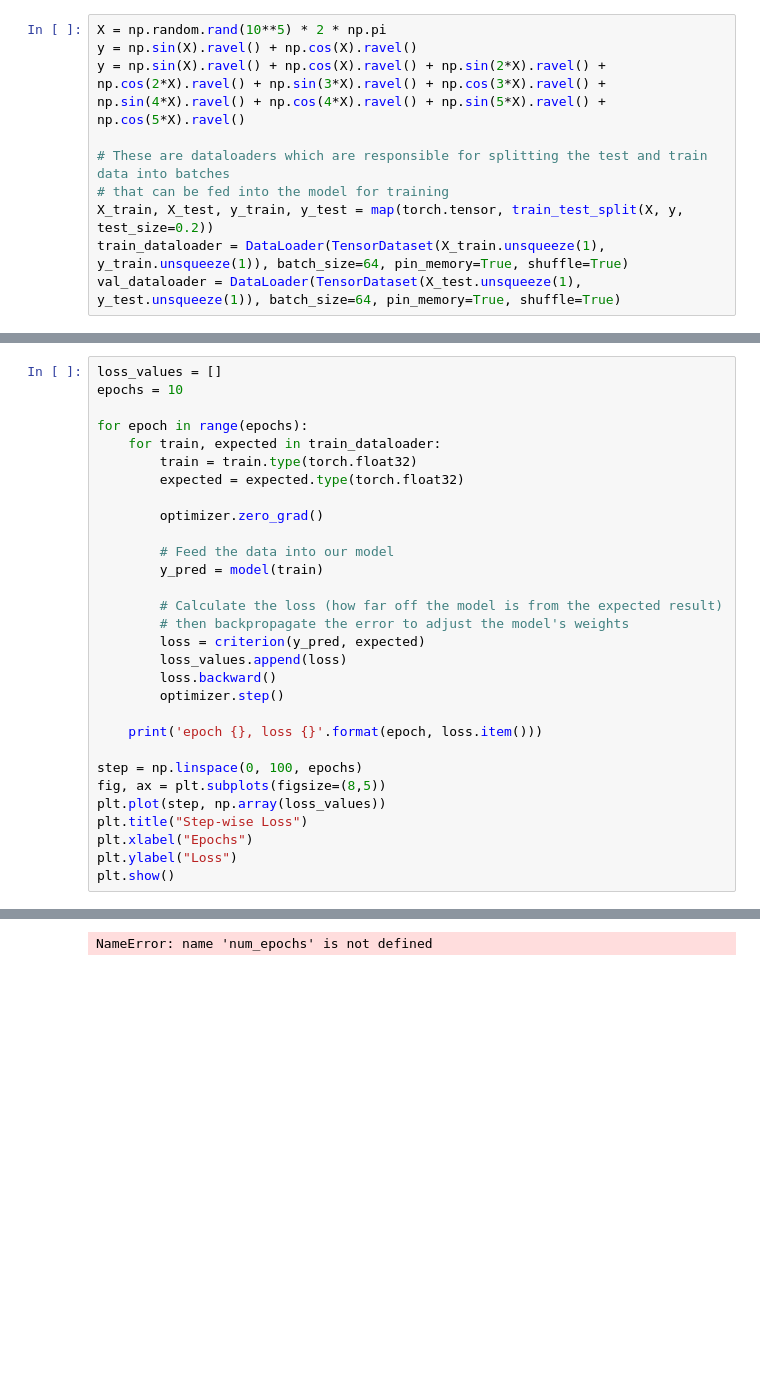
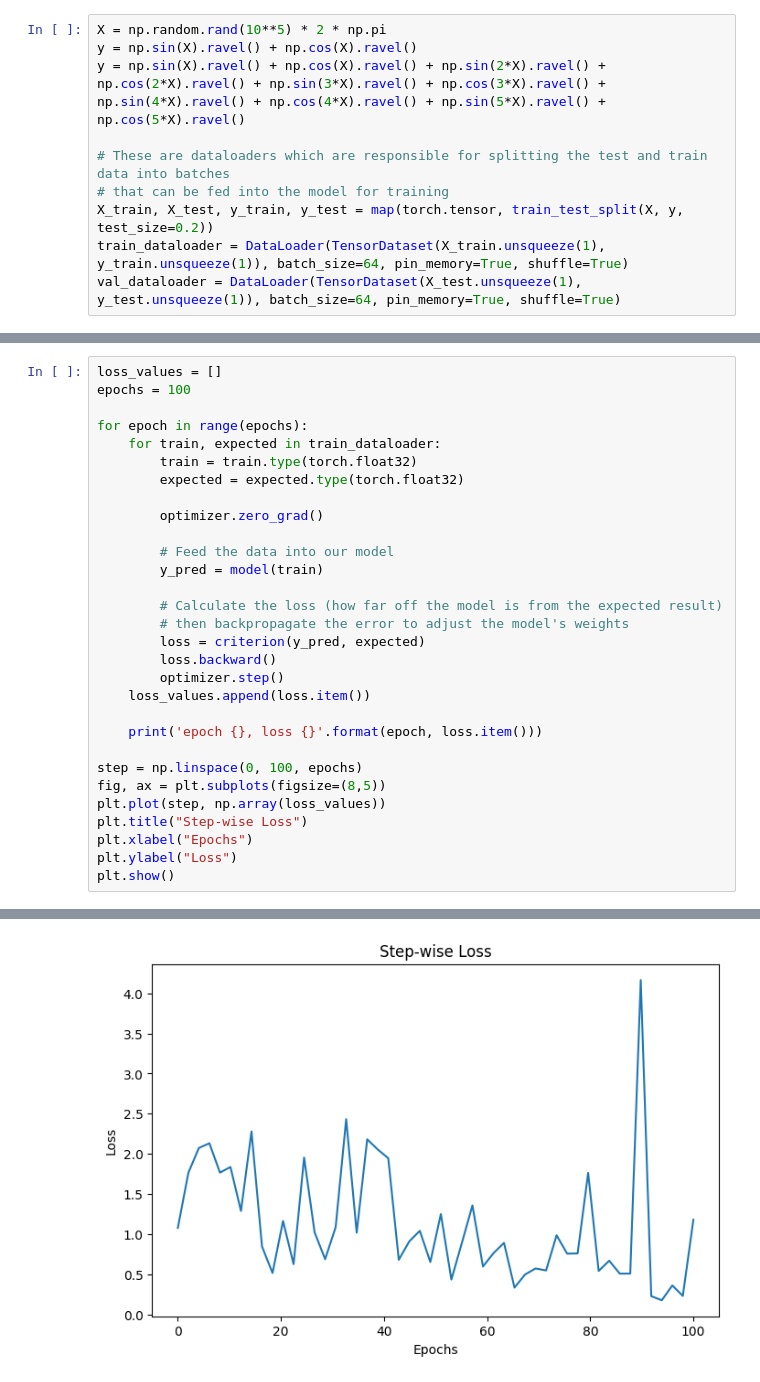
Before and after one commit to dmateos/notebooks, a Jupyter notebook: fitsinewave2.ipynb, the cells around one changed output, grey strips where cells are left out. Drawn from its saved outputs; the diff is of its cells as text; blank space fills up the shorter version.

```diff
--- a/fitsinewave2.ipynb
+++ b/fitsinewave2.ipynb
@@ -58,6 +58,6 @@ plt.show()
 # %%
 loss_values = []
-epochs = 10
+epochs = 100
 
 for epoch in range(epochs):
     for train, expected in train_dataloader:
@@ -72,9 +72,9 @@ for epoch in range(epochs):
         # Calculate the loss (how far off the model is from the expected result)
         # then backpropagate the error to adjust the model's weights
         loss = criterion(y_pred, expected)
-        loss_values.append(loss)
         loss.backward()
         optimizer.step()
+    loss_values.append(loss.item())
 
     print('epoch {}, loss {}'.format(epoch, loss.item()))
 
@@ -99,4 +106,4 @@ epoch 9, loss 0.9117192029953003
-NameError: name 'num_epochs' is not defined
+[figure, added]
 # %%
 lin_test = np.arange(0.0, 2*np.pi, 0.01)[:, np.newaxis]
 with torch.no_grad():
```
Also changed, not shown: parts of 3 cells of this notebook.
